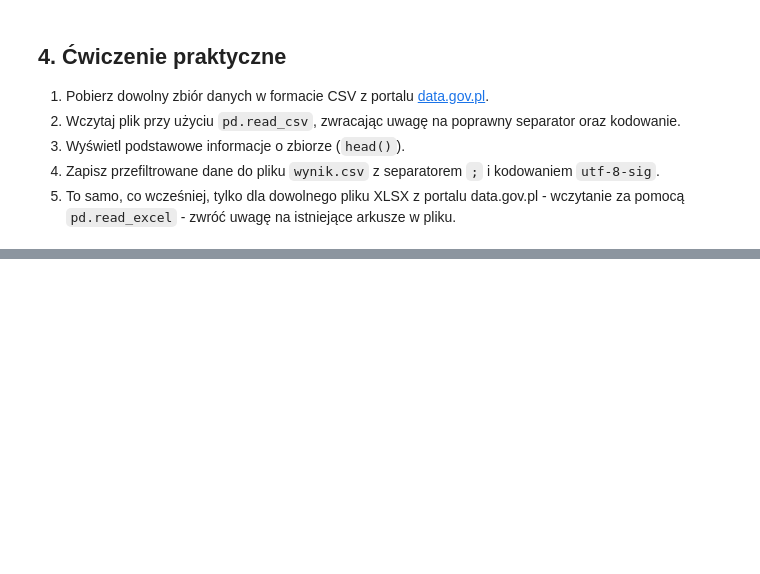
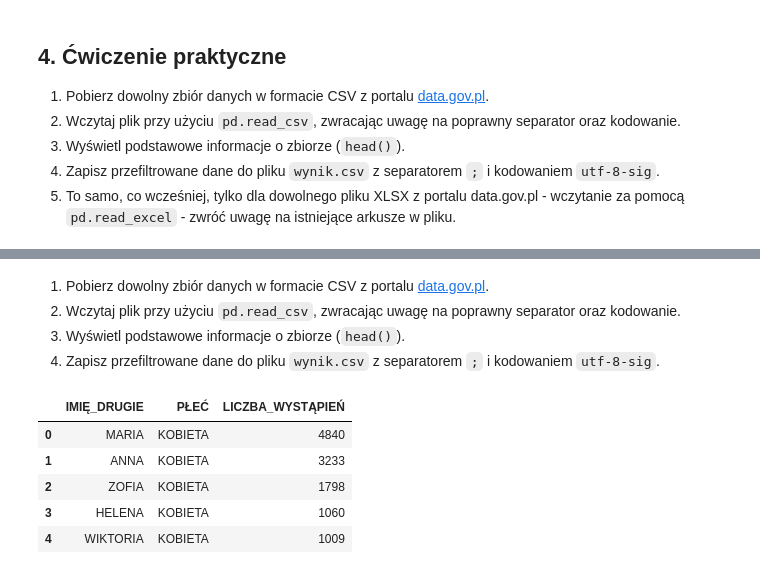
Before and after one commit to mkwkomorowski/pierwszy-projekt, a Jupyter notebook: 3_10_pandas_csv.ipynb, the cells around one changed output, grey strips where cells are left out. Cells and saved outputs as stored; diff of their text form; code cells hidden in the pictures; blank space fills up the shorter version.

```diff
--- a/3_10_pandas_csv.ipynb
+++ b/3_10_pandas_csv.ipynb
@@ -318,0 +394,17 @@ df.to_csv('wyjscie_polski.csv', sep=';', decimal=',', index=False)
+# %% [markdown]
+1. Pobierz dowolny zbiór danych w formacie CSV z portalu [data.gov.pl](https://dane.gov.pl/).
+2. Wczytaj plik przy użyciu `pd.read_csv`, zwracając uwagę na poprawny separator oraz kodowanie.
+3. Wyświetl podstawowe informacje o zbiorze (`head()`).
+4. Zapisz przefiltrowane dane do pliku `wynik.csv` z separatorem `;` i kodowaniem `utf-8-sig`.
+# %%
+
+df =pd.read_excel('5_-_Wykaz_imion_żeńskich_nadanych_dzieciom_urodzonym_w_2024_r._wg_pola_imię_drugie__statystyka_ogólna_dla_całej_Polski.xlsx', sheet_name='Arkusz1')
+
+df.head()
+# %% [output]
+|  | IMIĘ_DRUGIE | PŁEĆ | LICZBA_WYSTĄPIEŃ |
+| 0 | MARIA | KOBIETA | 4840 |
+| 1 | ANNA | KOBIETA | 3233 |
+| 2 | ZOFIA | KOBIETA | 1798 |
+| 3 | HELENA | KOBIETA | 1060 |
+| 4 | WIKTORIA | KOBIETA | 1009 |
```
Also changed, not shown: parts of 10 cells of this notebook, 8 other files.
